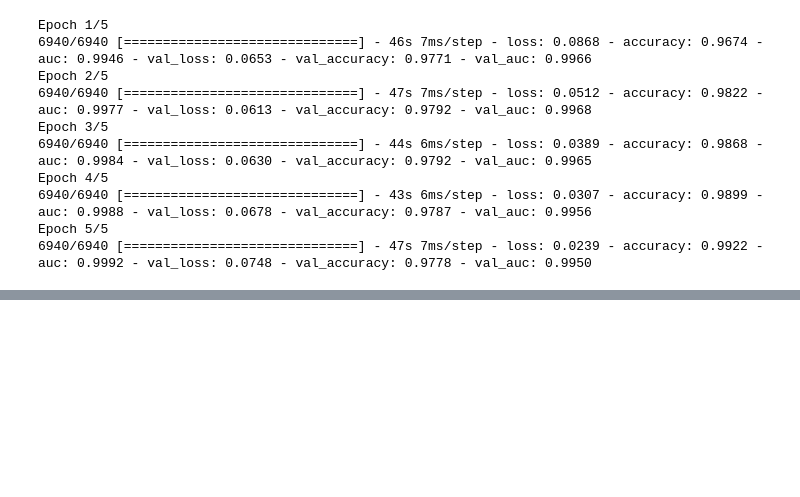
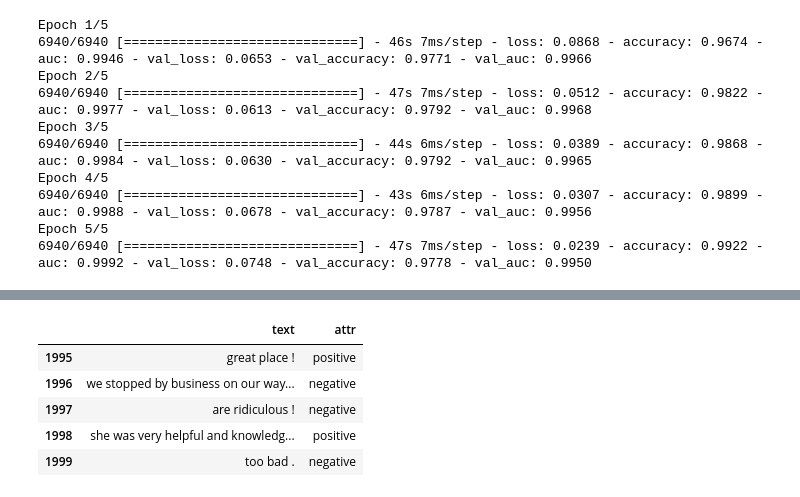
Before and after one commit to kaletap/nlp-experiments, a Jupyter notebook: augmentation.ipynb, the cells around one changed output, grey strips where cells are left out. Drawn from its saved outputs; the diff is of its cells as text; code cells hidden in the pictures; blank space fills up the shorter version.

Commit message:
Results on augmented data.

```diff
--- a/augmentation.ipynb
+++ b/augmentation.ipynb
@@ -167,0 +193,10 @@ Epoch 5/5
+# %%
+reverse_attr = {
+    'negative': 'positive',
+    'positive': 'negative'
+}
+# %%
+for _, row in yelp_train_small.sample(20).iterrows():
+    text, attr = row['text'], row['attr']
+    translation = translate(model, tokenizer, text, target_map[attr], beam_size=10)[0]
+    print(f'({attr})', text, '--->', translation)
@@ -167,0 +224,18 @@ Epoch 5/5
+# %%
+augmented_data = {'text': [], 'attr': []}
+for _, row in tqdm(yelp_train_small.iterrows(), total=len(yelp_train_small)):
+    text, attr = row['text'], row['attr']
+    translation = translate(model, tokenizer, text, target_map[attr], beam_size=10)[0]
+    augmented_data['text'].append(translation)
+    augmented_data['attr'].append(reverse_attr[attr])
+# %%
+yelp_train_augmented = yelp_train_small.append(pd.DataFrame(augmented_data)).reset_index(drop=True)
+# %%
+yelp_train_augmented.tail()
+# %% [output]
+|  | text | attr |
+| 1995 | great place ! | positive |
+| 1996 | we stopped by business on our way... | negative |
+| 1997 | are ridiculous ! | negative |
+| 1998 | she was very helpful and knowledg... | positive |
+| 1999 | too bad . | negative |
```
Also changed, not shown: parts of 13 cells of this notebook.
